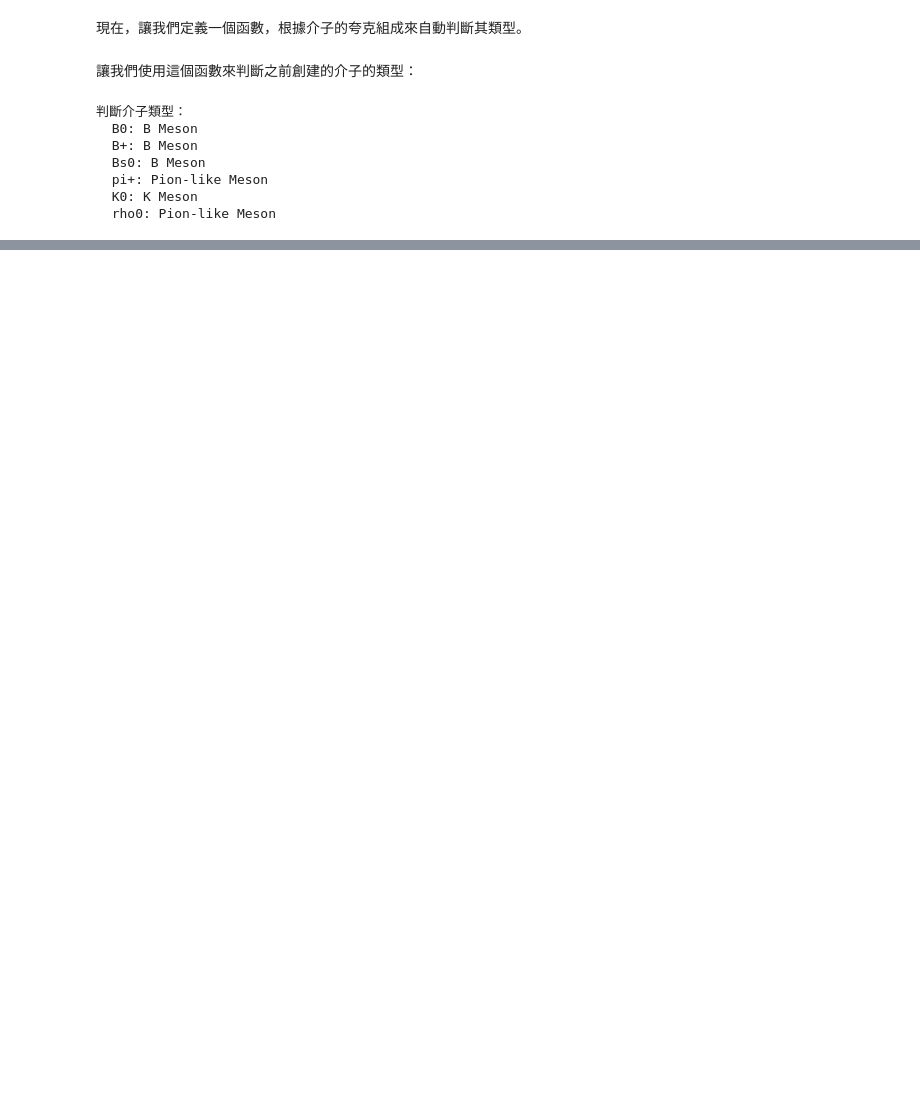
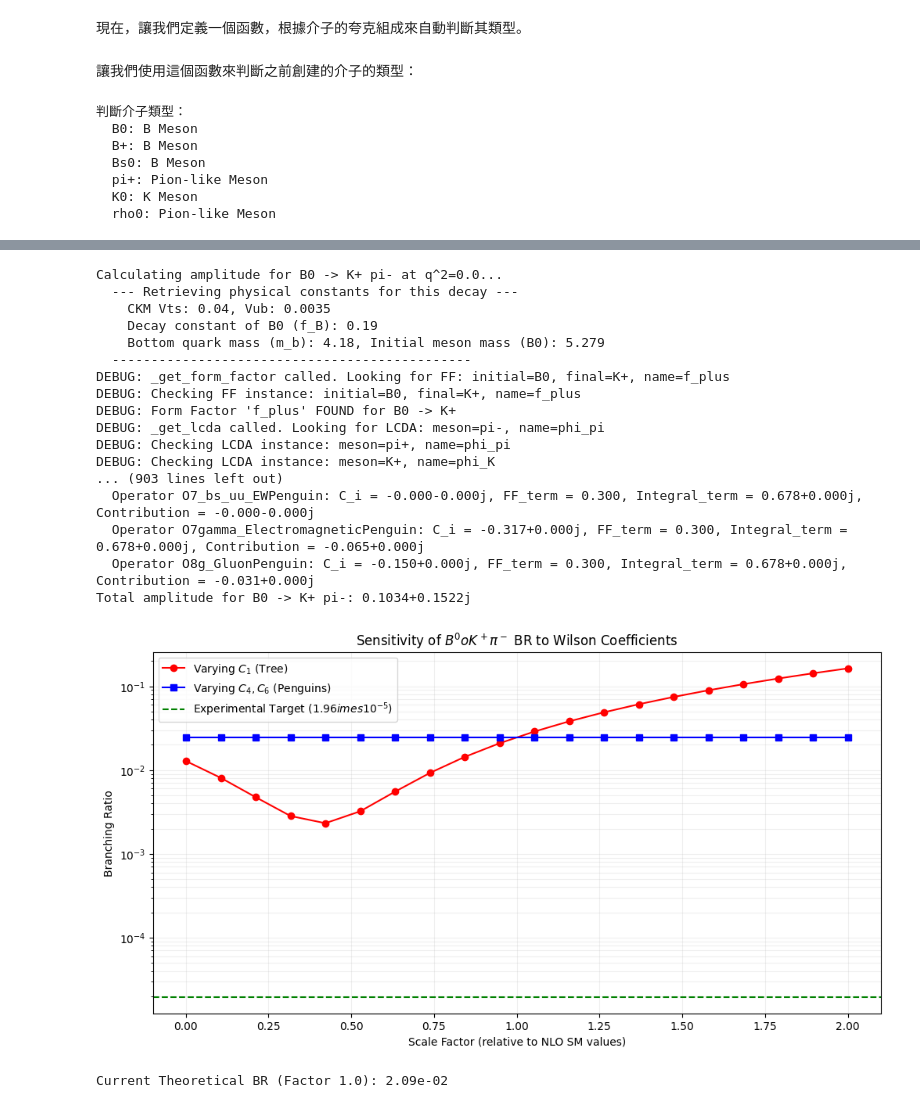
Before and after one commit to twyeh/highenergy, a Jupyter notebook: QCDF_Branching_Ratios_and_Asymmetries.ipynb, the cells around one changed output, grey strips where cells are left out. Cells and saved outputs as stored; diff of their text form; code cells hidden in the pictures; blank space fills up the shorter version.

```diff
--- a/QCDF_Branching_Ratios_and_Asymmetries.ipynb
+++ b/QCDF_Branching_Ratios_and_Asymmetries.ipynb
@@ -330,0 +2992,74 @@ print(f"  {Rho_zero.name}: {get_meson_type(Rho_zero.quark1, Rho_zero.quark2)}")
+# %%
+import numpy as np
+import matplotlib.pyplot as plt
+
+def run_sensitivity_scan(calculator, param_name, scale_factors):
+    results = []
+    # Store original coefficients to restore later
+    original_coeffs = calculator.effective_hamiltonian.wilson_coefficients.copy()
+
+    for factor in scale_factors:
+        temp_coeffs = original_coeffs.copy()
+
+        if param_name == 'C1':
+            # Scale the real part of O1
+            val = temp_coeffs['O1_bs_cc_CurrentCurrent']
+            temp_coeffs['O1_bs_cc_CurrentCurrent'] = complex(val.real * factor, val.imag)
+        elif param_name == 'Penguins':
+            # Scale O4 and O6 simultaneously
+            for p_op in ['O4_bs_QCDPenguin', 'O6_bs_QCDPenguin']:
+                if p_op in temp_coeffs:
+                    val = temp_coeffs[p_op]
+                    temp_coeffs[p_op] = complex(val.real * factor, val.imag)
+
+        calculator.effective_hamiltonian.wilson_coefficients = temp_coeffs
+        br = calculator.calculate_branching_ratio()
+        results.append(br)
+
+    # Restore original state
+    calculator.effective_hamiltonian.wilson_coefficients = original_coeffs
+    return results
+
+# Define range: from 0.01x to 2.0x of the standard values
+factors = np.linspace(0.001, 2.0, 20)
+
+# Run scans
+br_c1_sensitivity = run_sensitivity_scan(decay_calculator_B0_K_pi, 'C1', factors)
+br_penguin_sensitivity = run_sensitivity_scan(decay_calculator_B0_K_pi, 'Penguins', factors)
+
+# Visualization
+plt.figure(figsize=(12, 6))
+plt.plot(factors, br_c1_sensitivity, 'r-o', label='Varying $C_1$ (Tree)')
+plt.plot(factors, br_penguin_sensitivity, 'b-s', label='Varying $C_4, C_6$ (Penguins)')
+
+# Reference Lines
+plt.axhline(1.96e-5, color='green', linestyle='--', label='Experimental Target ($1.96 \times 10^{-5}$)')
+plt.yscale('log')
+plt.xlabel('Scale Factor (relative to NLO SM values)')
+plt.ylabel('Branching Ratio')
+plt.title('Sensitivity of $B^0 \to K^+ \pi^-$ BR to Wilson Coefficients')
+plt.grid(True, which="both", ls="-", alpha=0.2)
+plt.legend()
+plt.show()
+
+print(f"Current Theoretical BR (Factor 1.0): {br_c1_sensitivity[9]:.2e}")
+# %% [output]
+Calculating amplitude for B0 -> K+ pi- at q^2=0.0...
+  --- Retrieving physical constants for this decay ---
+    CKM Vts: 0.04, Vub: 0.0035
+    Decay constant of B0 (f_B): 0.19
+    Bottom quark mass (m_b): 4.18, Initial meson mass (B0): 5.279
+  ----------------------------------------------
+DEBUG: _get_form_factor called. Looking for FF: initial=B0, final=K+, name=f_plus
+DEBUG: Checking FF instance: initial=B0, final=K+, name=f_plus
+DEBUG: Form Factor 'f_plus' FOUND for B0 -> K+
+DEBUG: _get_lcda called. Looking for LCDA: meson=pi-, name=phi_pi
+DEBUG: Checking LCDA instance: meson=pi+, name=phi_pi
+DEBUG: Checking LCDA instance: meson=K+, name=phi_K
+... (903 lines left out)
+  Operator O7_bs_uu_EWPenguin: C_i = -0.000-0.000j, FF_term = 0.300, Integral_term = 0.678+0.000j, Contribution = -0.000-0.000j
+  Operator O7gamma_ElectromagneticPenguin: C_i = -0.317+0.000j, FF_term = 0.300, Integral_term = 0.678+0.000j, Contribution = -0.065+0.000j
+  Operator O8g_GluonPenguin: C_i = -0.150+0.000j, FF_term = 0.300, Integral_term = 0.678+0.000j, Contribution = -0.031+0.000j
+Total amplitude for B0 -> K+ pi-: 0.1034+0.1522j
+[figure, added]
+Current Theoretical BR (Factor 1.0): 2.09e-02
```
Also changed, not shown: parts of 122 cells of this notebook.
